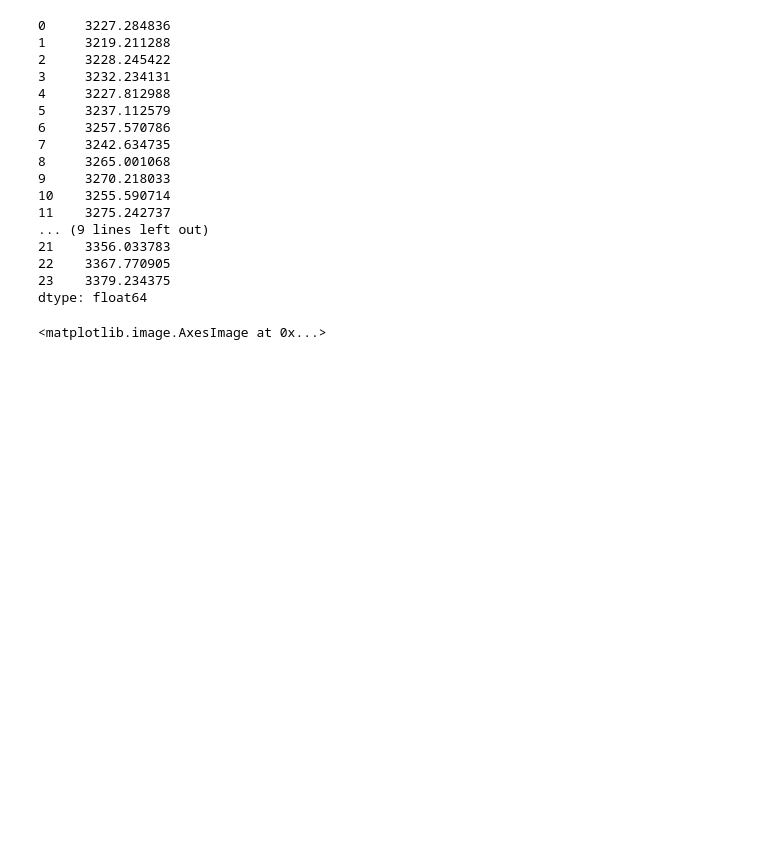
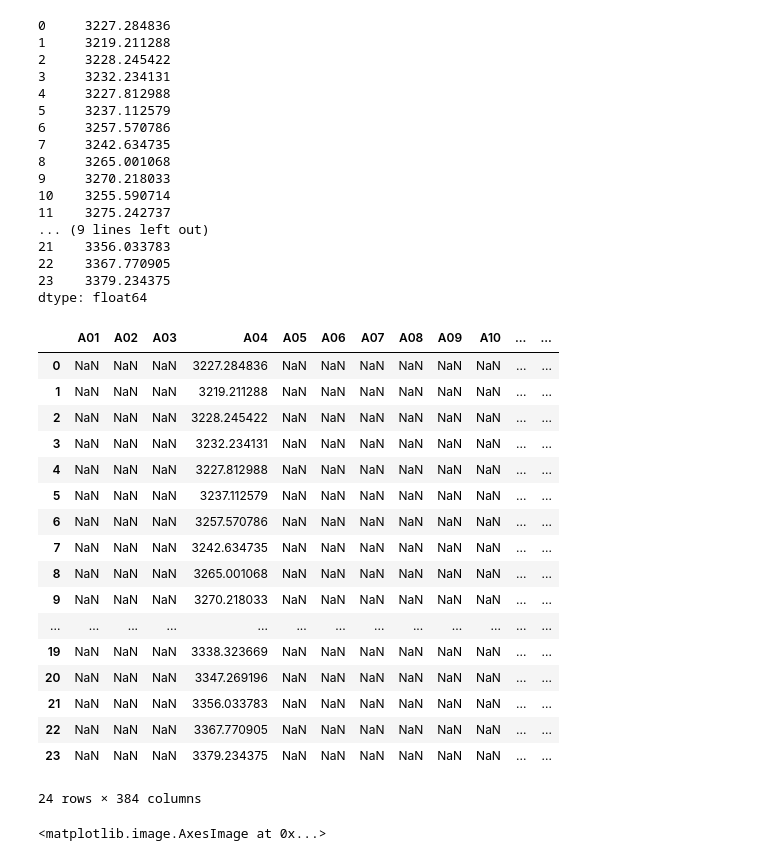
Before and after one commit to rraadd88/htsimaging, a Jupyter notebook: htsimaging/test_ana1_nd2kins.ipynb, the cells around one changed output. Drawn from its saved outputs; the diff is of its cells as text; code cells hidden in the pictures; blank space fills up the shorter version.

Commit message:
1 test data_num

```diff
--- a/htsimaging/test_ana1_nd2kins.ipynb
+++ b/htsimaging/test_ana1_nd2kins.ipynb
@@ -128,20 +140,17 @@ nd2vid(nd_fns,nd_dh)
 # %%
-#../tests/test.xlsx
-fh_xls='../test/test.xlsx'
-data_job=pd.read_excel(fh_xls,'JobView')
-nd_dh="/media/Transcend/20160219_000356_267"
-data_fns=pd.pivot_table(data_job,values='File Name',index='Loop_bleach Index',columns='Well Name', aggfunc=lambda x: x.iloc[0])
-wells=[str(x) for x in list(data_job['Well Name'].unique())]
-wells.sort()
-wells_b, wells_u =wells[::2],wells[1::2]
 pt00s=range(24)
 for rowi in range(2,16):
     for coli in range(12):
         pt00s.append(coli)
-info_pt00s=pd.DataFrame({'well' : wells_b, \
-                        'pt00': pt00s})
+pt00s_all=[None] * 384
+pt00s_all[::2]=pt00s
+pt00s_all[1::2]=pt00s
+info_pt00s=pd.DataFrame({'well' : wells, \
+                        'pt00': pt00s_all})
 info_pt00s=info_pt00s.set_index('well')
-time=np.array(range(24))*2
+time=np.array(range(12))*2
+data_num=pd.DataFrame(columns=wells)
+data_num.loc[:,'time']=time
 data_num_kin=pd.DataFrame(columns=wells)
 data_num_kin.loc[:,'time']=time
 diff_df=pd.DataFrame(columns=wells_b)
@@ -150,11 +159,14 @@ diff_fitted_df=pd.DataFrame(columns=wells_b)
 diff_fitted_df.loc[:,'time']=time
 rateofrecov_df=pd.DataFrame(index=wells_b,columns=['rateofrecov'])
 rateofrecov_df.index.name='smp_well'
-# %%
-wells=['A04']#['A04','B04','A24','B24','A06','B06']
-for well in wells:
-    nd_fns=np.sort(data_fns[well].dropna().unique())
-    kins_mean=nd2kins(nd_fns,nd_dh)
-
-#     nd2vid(nd_fns,nd_dh)
-#     kins_mean.to_csv('%s_%s_means.csv' % (fh_xls,well))
+# %%
+for well in wells:
+#     nd_fns=np.sort(data_fns[well].dropna().unique())
+    nd_fns=data_fns[well].dropna().unique()
+    well_kin=nd2kins(nd_fns,nd_dh)
+    if not pd.isnull(info_pt00s.loc[well])[0]:
+        pt00=int(info_pt00s.loc[well])
+        data_num[well]=well_kin[pt00:pt00+12].values
+    else :
+        data_num[well]=well_kin[0:12].values
+data_num.to_csv('test_data_num.csv')
@@ -193,3 +275,24 @@ arr_list=nd2arr_list(nd_dh,nd_fns)
+# %%
+data_num
+# %% [output]
+|  | A01 | A02 | A03 | A04 | A05 | A06 | A07 | A08 | A09 | A10 | ... | ... |
+| 0 | NaN | NaN | NaN | 3227.284836 | NaN | NaN | NaN | NaN | NaN | NaN | ... | ... |
+| 1 | NaN | NaN | NaN | 3219.211288 | NaN | NaN | NaN | NaN | NaN | NaN | ... | ... |
+| 2 | NaN | NaN | NaN | 3228.245422 | NaN | NaN | NaN | NaN | NaN | NaN | ... | ... |
+| 3 | NaN | NaN | NaN | 3232.234131 | NaN | NaN | NaN | NaN | NaN | NaN | ... | ... |
+| 4 | NaN | NaN | NaN | 3227.812988 | NaN | NaN | NaN | NaN | NaN | NaN | ... | ... |
+| 5 | NaN | NaN | NaN | 3237.112579 | NaN | NaN | NaN | NaN | NaN | NaN | ... | ... |
+| 6 | NaN | NaN | NaN | 3257.570786 | NaN | NaN | NaN | NaN | NaN | NaN | ... | ... |
+| 7 | NaN | NaN | NaN | 3242.634735 | NaN | NaN | NaN | NaN | NaN | NaN | ... | ... |
+| 8 | NaN | NaN | NaN | 3265.001068 | NaN | NaN | NaN | NaN | NaN | NaN | ... | ... |
+| 9 | NaN | NaN | NaN | 3270.218033 | NaN | NaN | NaN | NaN | NaN | NaN | ... | ... |
+| ... | ... | ... | ... | ... | ... | ... | ... | ... | ... | ... | ... | ... |
+| 19 | NaN | NaN | NaN | 3338.323669 | NaN | NaN | NaN | NaN | NaN | NaN | ... | ... |
+| 20 | NaN | NaN | NaN | 3347.269196 | NaN | NaN | NaN | NaN | NaN | NaN | ... | ... |
+| 21 | NaN | NaN | NaN | 3356.033783 | NaN | NaN | NaN | NaN | NaN | NaN | ... | ... |
+| 22 | NaN | NaN | NaN | 3367.770905 | NaN | NaN | NaN | NaN | NaN | NaN | ... | ... |
+| 23 | NaN | NaN | NaN | 3379.234375 | NaN | NaN | NaN | NaN | NaN | NaN | ... | ... |
+24 rows × 384 columns
 # %%
 imshow(arr_list[0],cmap='gray')
 # %% [output]
```
Also changed, not shown: parts of 6 cells of this notebook, 1 other file.
